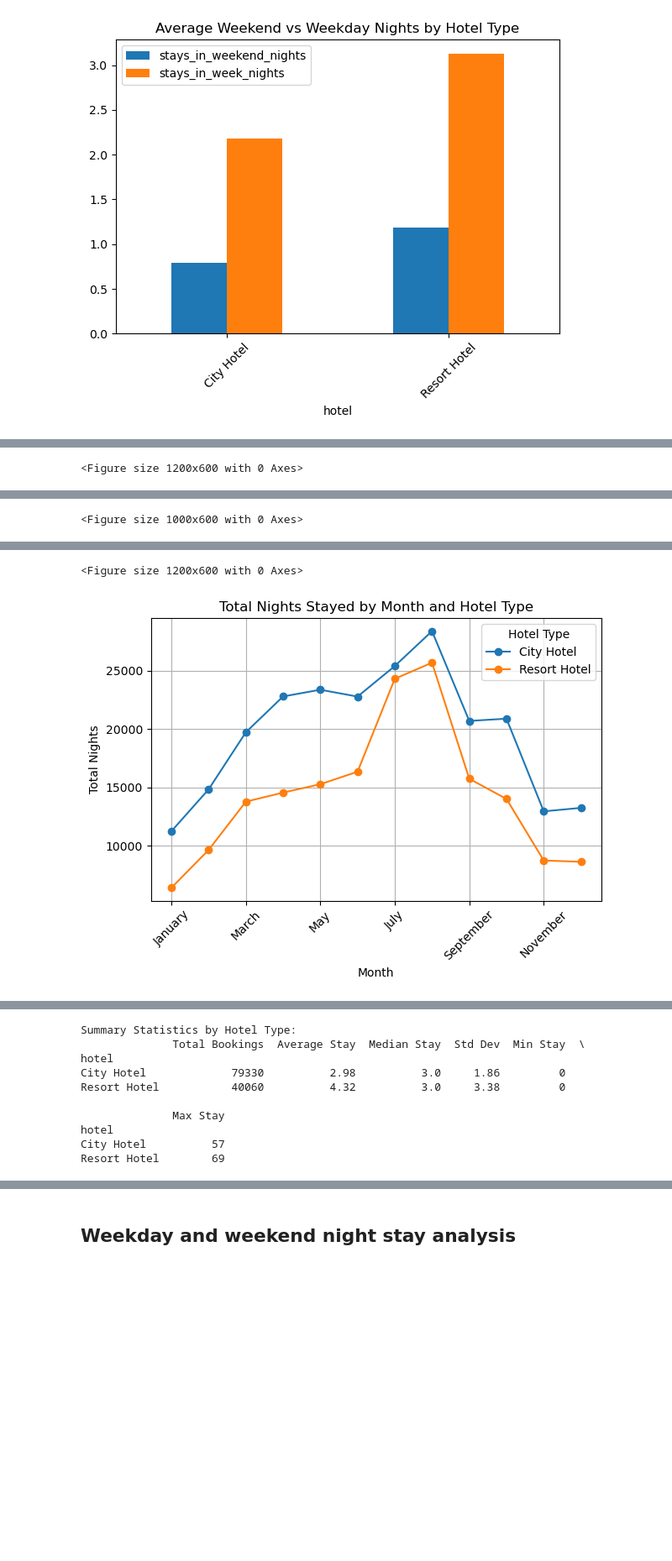
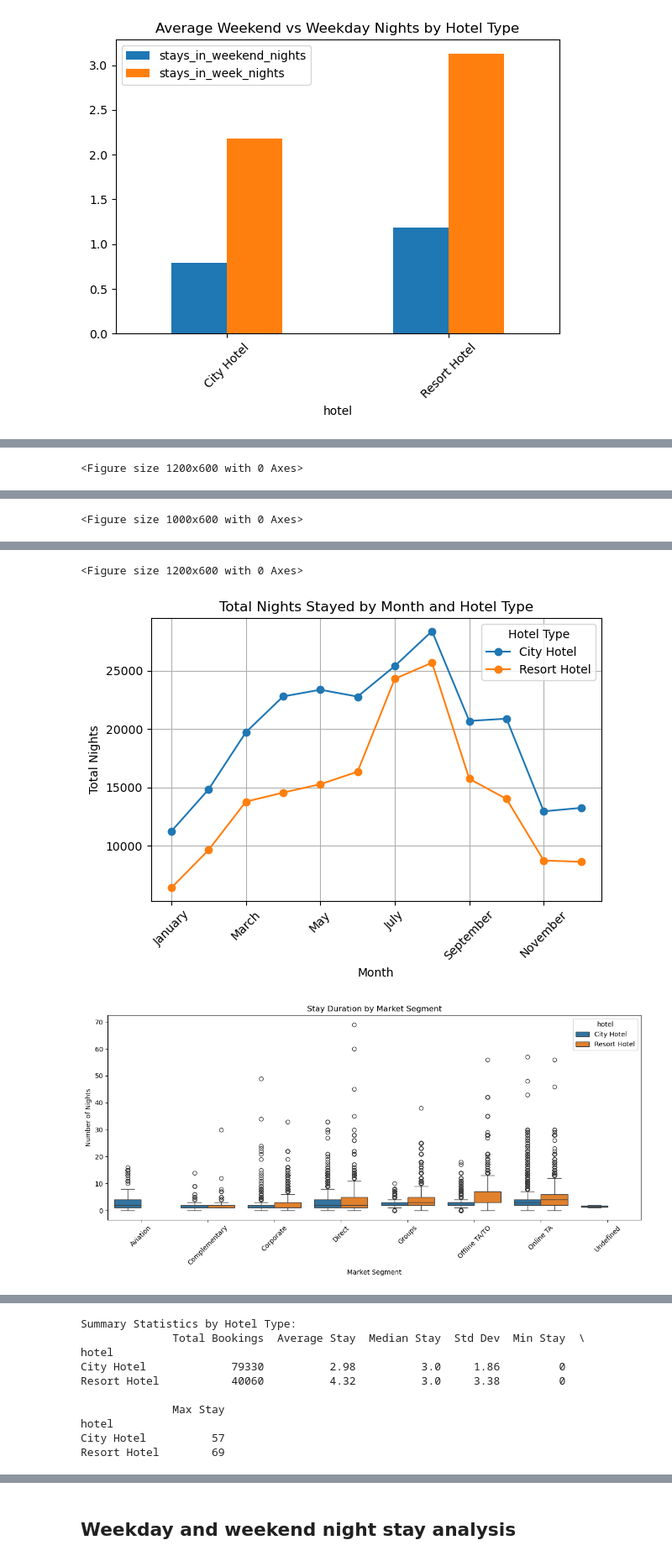
Before and after one commit to asif-mursalin/Data-mining-project, a Jupyter notebook: Project.ipynb, the cells around one changed output, grey strips where cells are left out. Shown at 84% size. Saved outputs shown, nothing was run; the diff lists cells and outputs as text; code cells hidden in the pictures; blank space fills up the shorter version.

Commit message:
Making updates to the visuals

```diff
--- a/Project.ipynb
+++ b/Project.ipynb
@@ -930,30 +932,57 @@ def visualize_stay_statistics_separately(df):
     total_nights_by_hotel.plot(kind='line', marker='o')
     plt.title('Total Nights Stayed by Month and Hotel Type')
     plt.xlabel('Month')
     plt.ylabel('Total Nights')
     plt.xticks(rotation=45)
     plt.legend(title='Hotel Type')
     plt.grid(True)
     plt.tight_layout()
     plt.show()
 
+    # Stay Duration by Market Segment
+    plt.figure(figsize=(12, 6))
+    sns.boxplot(data=df, x='market_segment', y='total_nights', hue='hotel')
+    plt.title('Stay Duration by Market Segment')
+    plt.xlabel('Market Segment')
+    plt.ylabel('Number of Nights')
+    plt.xticks(rotation=45)
+    plt.tight_layout()
+    plt.show()
+
+    # Stay Duration by Customer Type
+    plt.figure(figsize=(10, 6))
+    sns.boxplot(data=df, x='customer_type', y='total_nights', hue='hotel')
+    plt.title('Stay Duration by Customer Type')
+    plt.xlabel('Customer Type')
+    plt.ylabel('Number of Nights')
+    plt.tight_layout()
+    plt.show()
+
+    plt.figure(figsize=(12, 6))
+    sns.boxplot(data=df, x='assigned_room_type', y='total_nights', hue='hotel')
+    plt.title('Stay Duration by Room Type')
+    plt.xlabel('Room Type')
+    plt.ylabel('Number of Nights')
+    plt.tight_layout()
+    plt.show()
     # Print summary statistics
     print("\nSummary Statistics by Hotel Type:")
     summary_stats = df.groupby('hotel').agg({
         'total_nights': ['count', 'mean', 'median', 'std', 'min', 'max']
     }).round(2)
     summary_stats.columns = ['Total Bookings', 'Average Stay', 'Median Stay',
                            'Std Dev', 'Min Stay', 'Max Stay']
     print(summary_stats)
 
 
 visualize_stay_statistics_separately(df_copy)
 # %% [output]
 [figure]
 [figure]
 <Figure size 1200x600 with 0 Axes>
 [figure]
 <Figure size 1000x600 with 0 Axes>
 [figure]
 <Figure size 1200x600 with 0 Axes>
 [figure]
+[figure, added]
```
Also changed, not shown: parts of 3 cells of this notebook.
